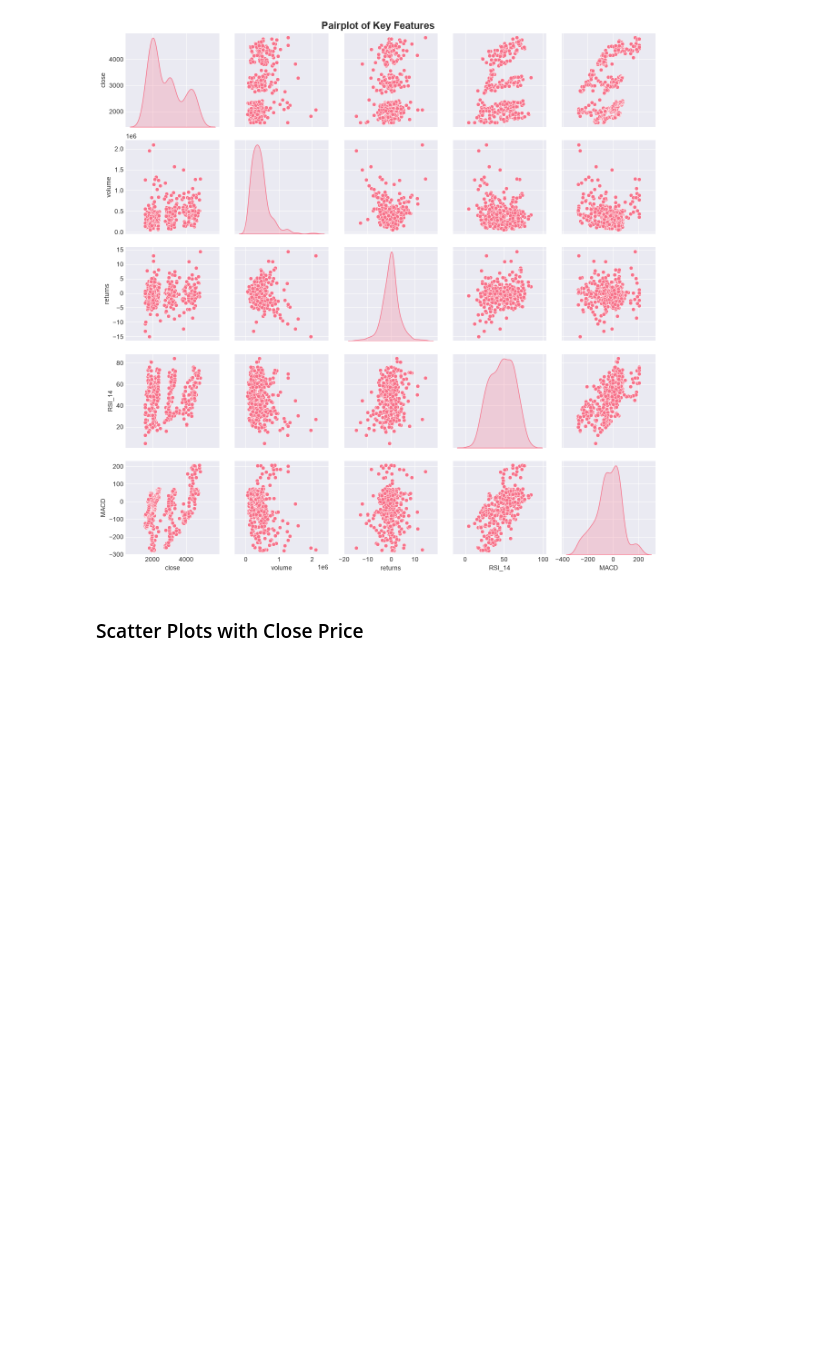
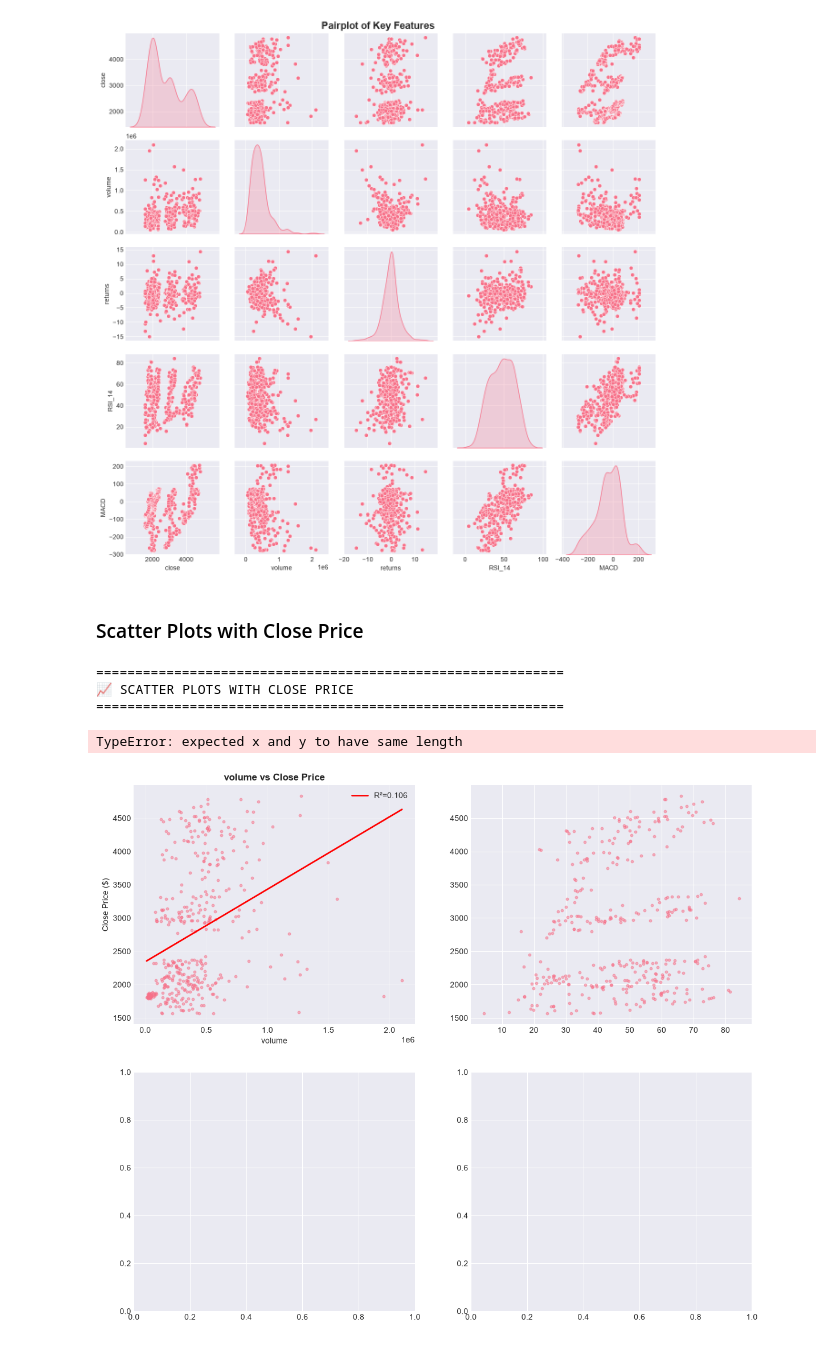
Before and after one commit to sachinchakrawarti/myprojets, a Jupyter notebook: projects/ethereum/manually/server/notebooks/ohlcv/notebooks/01_eda_exploratory_data_analysis/03_correlation_analysis.ipynb, the cells around one changed output. Drawn from its saved outputs; the diff is of its cells as text; code cells hidden in the pictures; blank space fills up the shorter version.

```diff
--- a/projects/ethereum/manually/server/notebooks/ohlcv/notebooks/01_eda_exploratory_data_analysis/03_correlation_analysis.ipynb
+++ b/projects/ethereum/manually/server/notebooks/ohlcv/notebooks/01_eda_exploratory_data_analysis/03_correlation_analysis.ipynb
@@ -353,3 +353,55 @@ else:
 [figure]
 # %% [markdown]
 ### Scatter Plots with Close Price
+# %%
+# ====================================================================
+# 📈 SCATTER PLOTS WITH CLOSE PRICE
+# ====================================================================
+
+print("=" * 60)
+print("📈 SCATTER PLOTS WITH CLOSE PRICE")
+print("=" * 60)
+
+# Select features to plot against close price
+scatter_features = []
+for col in ['volume', 'RSI_14', 'MACD', 'ATR_14']:
+    if col in df.columns:
+        scatter_features.append(col)
+
+if scatter_features:
+    fig, axes = plt.subplots(2, 2, figsize=(14, 12))
+    axes = axes.flatten()
+
+    for idx, feature in enumerate(scatter_features):
+        if idx < len(axes):
+            ax = axes[idx]
+            # Scatter plot
+            ax.scatter(df[feature], df['close'], alpha=0.5, s=10)
+
+            # Add trend line
+            z = np.polyfit(df[feature].dropna(), df['close'].dropna(), 1)
+            p = np.poly1d(z)
+            ax.plot(df[feature].sort_values(),
+                   p(df[feature].sort_values()),
+                   color='red', linewidth=2, label=f'R²={np.corrcoef(df[feature].dropna(), df["close"].dropna())[0,1]**2:.3f}')
+
+            ax.set_xlabel(feature)
+            ax.set_ylabel('Close Price ($)')
+            ax.set_title(f'{feature} vs Close Price', fontweight='bold')
+            ax.legend()
+            ax.grid(True, alpha=0.3)
+
+    # Remove empty subplots
+    for idx in range(len(scatter_features), len(axes)):
+        fig.delaxes(axes[idx])
+
+    plt.tight_layout()
+    plt.show()
+else:
+    print("⚠️  No scatter plot features available")
+# %% [output]
+============================================================
+📈 SCATTER PLOTS WITH CLOSE PRICE
+============================================================
+TypeError: expected x and y to have same length
+[figure, added]
```
Also changed, not shown: 2 other files.
